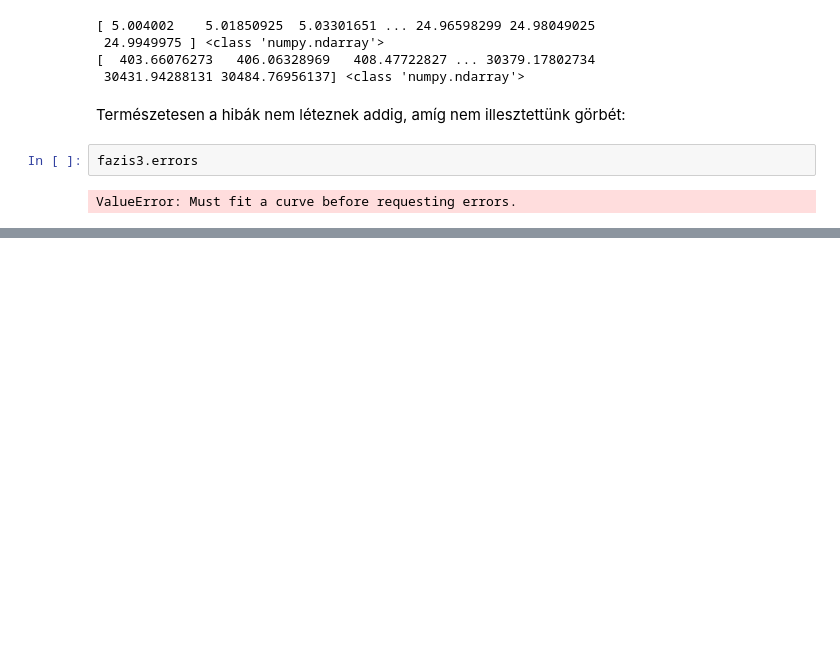
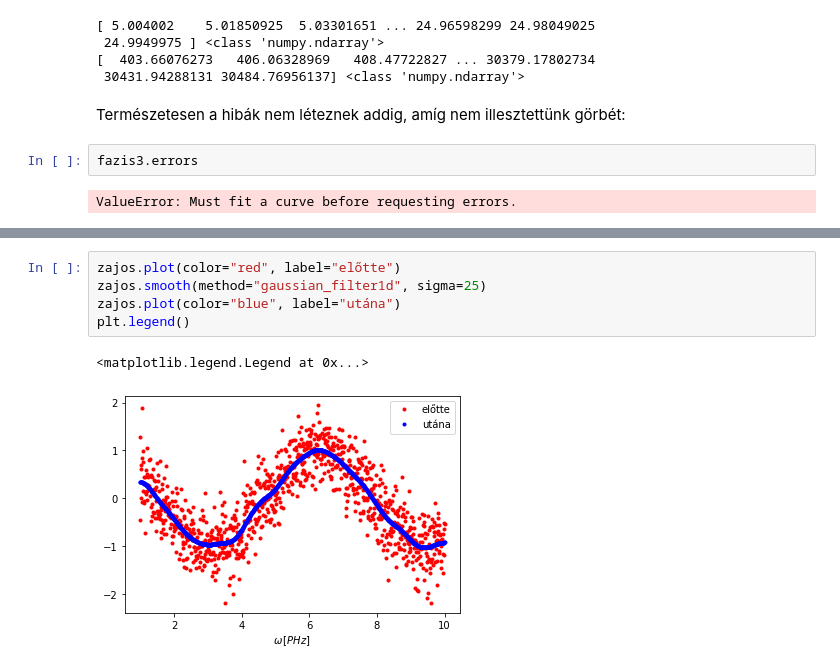
Before and after one commit to Ptrskay3/PySprint, a Jupyter notebook: doc/hu_phase.ipynb, the cells around one changed output, grey strips where cells are left out. Drawn from its saved outputs; the diff is of its cells as text; blank space fills up the shorter version.

```diff
--- a/doc/hu_phase.ipynb
+++ b/doc/hu_phase.ipynb
@@ -94,0 +111,8 @@ ValueError: Must fit a curve before requesting errors.
+# %%
+zajos.plot(color="red", label="előtte")
+zajos.smooth(method="gaussian_filter1d", sigma=25)
+zajos.plot(color="blue", label="utána")
+plt.legend()
+# %% [output]
+<matplotlib.legend.Legend at 0x...>
+[figure, added]
```
Also changed, not shown: parts of 7 cells of this notebook, 5 other files.
